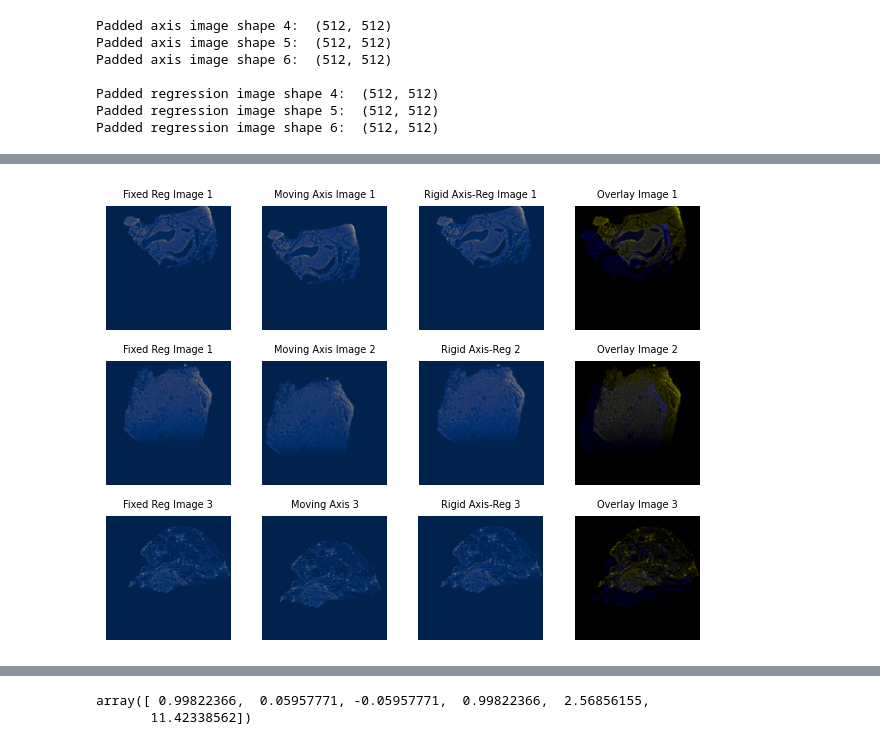
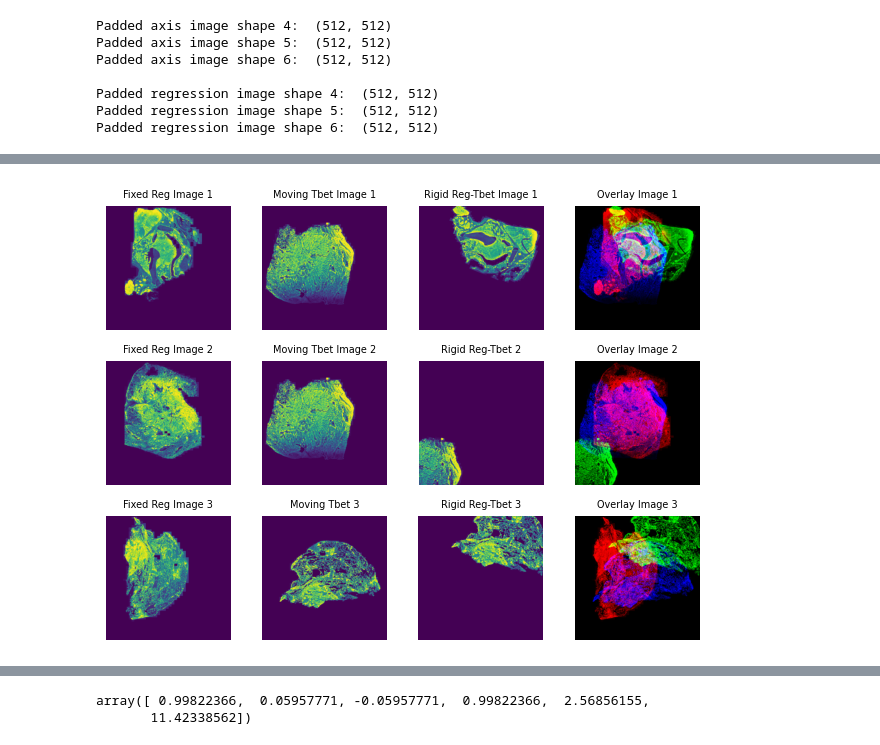
Before and after one commit to Olamiknight/WSIFIR, a Jupyter notebook: Axis_Reg_Registration.ipynb, the cells around one changed output, grey strips where cells are left out. Drawn from its saved outputs; the diff is of its cells as text; code cells hidden in the pictures.

```diff
--- a/Axis_Reg_Registration.ipynb
+++ b/Axis_Reg_Registration.ipynb
@@ -1035,84 +1042,100 @@ antsRegistration -d 2 -r [000002609AFF98E8,000002609AFFB148,1] -m mattes[0000026
 # %%
 # Visualize the results
 plt.subplot(3,4,1)
-plt.imshow(rigid_transformed_image_4.numpy(),cmap='cividis')
+fixed_4 = exposure.equalize_hist(reg_image_cropped_ants_4_padded.numpy())
+plt.imshow(fixed_4)
 plt.title('Fixed Reg Image 1',fontsize=7)
 plt.axis('off')
 
 plt.subplot(3,4,2)
-plt.imshow(axis_image_cropped_ants_4_padded.numpy(),cmap='cividis')
-plt.title('Moving Axis Image 1',fontsize=7)
+moving_4 = exposure.equalize_hist(axis_image_cropped_ants_5_padded.numpy())
+plt.imshow(moving_4)
+plt.title('Moving Tbet Image 1',fontsize=7)
 plt.axis('off')
 
 plt.subplot(3,4,3)
-plt.imshow(rigid_result_4['warpedmovout'].numpy(),cmap='cividis')
-plt.title('Rigid Axis-Reg Image 1',fontsize=7)
+registered_4 = exposure.equalize_hist(rigid_transformed_image_1_res_7.numpy())
+plt.imshow(registered_4)
+plt.title('Rigid Reg-Tbet Image 1',fontsize=7)
 plt.axis('off')
+
+# Normalize the images to [0, 1] for proper overlay visualization
+fixed_4_normalized = (fixed_4 - fixed_4.min()) / (fixed_4.max() - fixed_4.min())
+registered_4_normalized = (registered_4 - registered_4.min()) / (registered_4.max() - registered_4.min())
+moving_4_normalized = (moving_4 - moving_4.min()) / (moving_4.max() - moving_4.min())
 
 #Overlay for the first image
 plt.subplot(3, 4, 4)
-fixed_1 = exposure.rescale_intensity(rigid_transformed_image_4.numpy(), out_range=(0, 1))
-moving_1 = exposure.rescale_intensity(axis_image_cropped_ants_4_padded.numpy(), out_range=(0, 1))
-registered_1 = exposure.rescale_intensity(rigid_result_4['warpedmovout'].numpy(), out_range=(0, 1))
-overlay_1 = np.stack([fixed_1, registered_1, moving_1], axis=-1)  # Red for fixed, Blue for moving. Green for registered
-plt.imshow(overlay_1)
+overlay_4 = np.stack([fixed_4_normalized, registered_4_normalized, moving_4_normalized], axis=-1)  # Red for fixed, Blue for moving. Green for registered
+plt.imshow(overlay_4)
 plt.title('Overlay Image 1', fontsize=7)
 plt.axis('off')
 
 plt.subplot(3,4,5)
-plt.imshow(rigid_transformed_image_5.numpy(),cmap='cividis')
-plt.title('Fixed Reg Image 1',fontsize=7)
+fixed_5 = exposure.equalize_hist(reg_image_cropped_ants_5_padded.numpy())
+plt.imshow(fixed_5)
+plt.title('Fixed Reg Image 2',fontsize=7)
 plt.axis('off')
 
 plt.subplot(3,4,6)
-plt.imshow(axis_image_cropped_ants_5_padded.numpy(),cmap='cividis')
-plt.title('Moving Axis Image 2', fontsize=7)
+moving_5 = exposure.equalize_hist(axis_image_cropped_ants_5_padded.numpy())
+plt.imshow(moving_5)
+plt.title('Moving Tbet Image 2', fontsize=7)
 plt.axis('off')
 
 plt.subplot(3,4,7)
-plt.imshow(rigid_result_5['warpedmovout'].numpy(),cmap='cividis')
-plt.title('Rigid Axis-Reg 2',fontsize=7)
+registered_5 = exposure.equalize_hist(rigid_transformed_image_2_res_7.numpy())
+plt.imshow(registered_5)
+plt.title('Rigid Reg-Tbet 2',fontsize=7)
 plt.axis('off')
+
+# Normalize the images to [0, 1] for proper overlay visualization
+fixed_5_normalized = (fixed_5 - fixed_5.min()) / (fixed_5.max() - fixed_5.min())
+registered_5_normalized = (registered_5 - registered_5.min()) / (registered_5.max() - registered_5.min())
+moving_5_normalized = (moving_5 - moving_5.min()) / (moving_5.max() - moving_5.min())
 
 #Overlay for the second image
 plt.subplot(3, 4, 8)
-fixed_2 = exposure.rescale_intensity(rigid_transformed_image_5.numpy(), out_range=(0, 1))
-moving_2 = exposure.rescale_intensity(axis_image_cropped_ants_5_padded.numpy(), out_range=(0, 1))
-registered_2 = exposure.rescale_intensity(rigid_result_5['warpedmovout'].numpy(), out_range=(0, 1))
-overlay_2 = np.stack([fixed_2, registered_2, moving_2], axis=-1)  # Red for fixed, Blue for moving. Green for registered
-plt.imshow(overlay_2)
+overlay_5 = np.stack([fixed_5_normalized, registered_5_normalized, moving_5_normalized], axis=-1)  # Red for fixed, Blue for moving. Green for registered
+plt.imshow(overlay_5)
 plt.title('Overlay Image 2', fontsize=7)
 plt.axis('off')
 
 plt.subplot(3,4,9)
-plt.imshow(rigid_transformed_image_6.numpy(),cmap='cividis')
+fixed_6 = exposure.equalize_hist(reg_image_cropped_ants_6_padded.numpy())
+plt.imshow(fixed_6)
 plt.title('Fixed Reg Image 3',fontsize=7)
 plt.axis('off')
 
 plt.subplot(3,4,10)
-plt.imshow(axis_image_cropped_ants_6_padded.numpy(),cmap='cividis')
-plt.title('Moving Axis 3',fontsize=7)
+moving_6 = exposure.equalize_hist(axis_image_cropped_ants_6_padded.numpy())
+plt.imshow(moving_6)
+plt.title('Moving Tbet 3',fontsize=7)
 plt.axis('off')
 
 plt.subplot(3,4,11)
-plt.imshow(rigid_result_6['warpedmovout'].numpy(),cmap='cividis')
-plt.title('Rigid Axis-Reg 3',fontsize=7)
+registered_6 = exposure.equalize_hist(rigid_transformed_image_3_res_7.numpy())
+plt.imshow(registered_6)
+plt.title('Rigid Reg-Tbet 3',fontsize=7)
 plt.axis('off')
+
+
+# Normalize the images to [0, 1] for proper overlay visualization
+fixed_6_normalized = (fixed_6 - fixed_6.min()) / (fixed_6.max() - fixed_6.min())
+registered_6_normalized = (registered_6 - registered_6.min()) / (registered_6.max() - registered_6.min())
+moving_6_normalized = (moving_6 - moving_6.min()) / (moving_6.max() - moving_6.min())
 
 #Overlay for the third image
 plt.subplot(3,4,12)
-fixed_3 = exposure.rescale_intensity(rigid_transformed_image_6.numpy(), out_range=(0, 1))
-moving_3 = exposure.rescale_intensity(axis_image_cropped_ants_6_padded.numpy(), out_range=(0, 1))
-registered_3 = exposure.rescale_intensity(rigid_result_6['warpedmovout'].numpy(), out_range=(0, 1))
-overlay_3 = np.stack([fixed_3, registered_3, moving_3], axis=-1)  # Red for fixed, Blue for moving. Green for registered
-plt.imshow(overlay_3)
+overlay_6 = np.stack([fixed_6_normalized, registered_6_normalized, moving_6_normalized], axis=-1)  # Red for fixed, Blue for moving. Green for registered
+plt.imshow(overlay_6)
 plt.title('Overlay Image 3', fontsize=7)
 plt.axis('off')
 
 plt.tight_layout()
 plt.show()
 # %% [output]
-[figure, old version]
+[figure, new version]
 # %%
 rigid_result_4 #This is the result of the rigid registration
 # %% [output]
```
Also changed, not shown: parts of 1 cell of this notebook.
